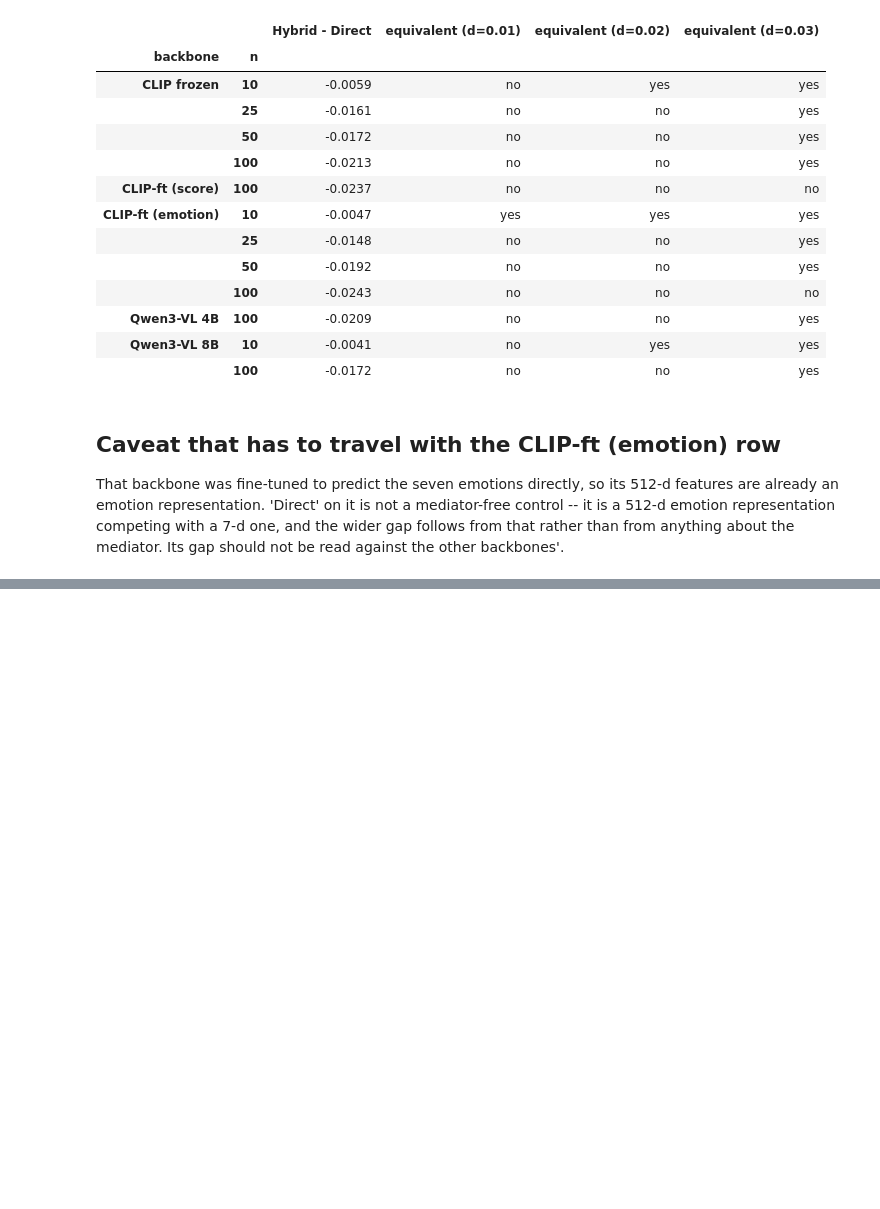
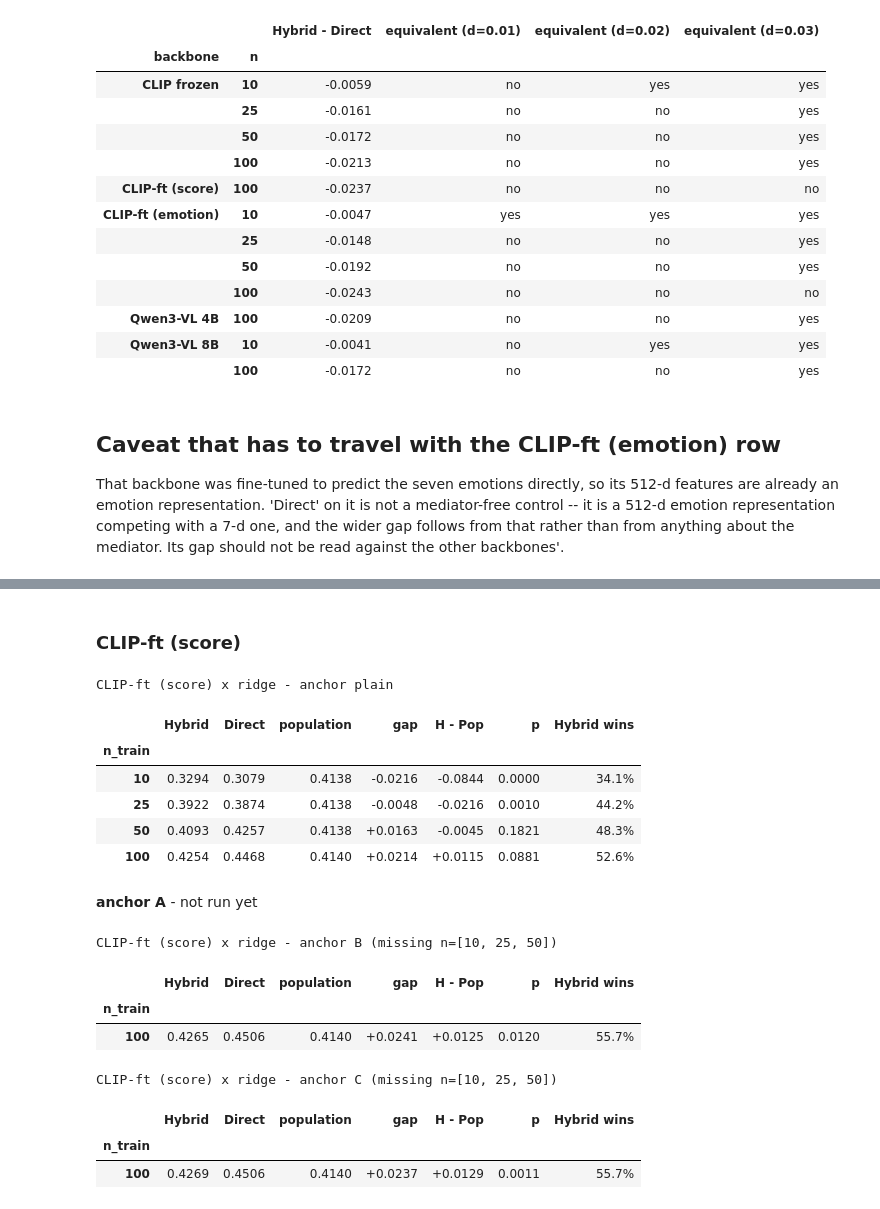
Before and after one commit to XunFlowerrr/piaa-emotion-mediated, a Jupyter notebook: notebooks/backbone_anchor_tables.ipynb, the cells around one changed output, grey strips where cells are left out. Drawn from its saved outputs; the diff is of its cells as text; code cells hidden in the pictures; blank space fills up the shorter version.

```diff
--- a/notebooks/backbone_anchor_tables.ipynb
+++ b/notebooks/backbone_anchor_tables.ipynb
@@ -264,0 +362,20 @@ the mediator. Its gap should not be read against the other backbones'.
+# %%
+anchor_panels('clip_ft')
+# %% [output]
+### CLIP-ft (score)
+CLIP-ft (score) x ridge - anchor plain
+|  | Hybrid | Direct | population | gap | H - Pop | p | Hybrid wins |
+| n_train |  |  |  |  |  |  |  |
+| 10 | 0.3294 | 0.3079 | 0.4138 | -0.0216 | -0.0844 | 0.0000 | 34.1% |
+| 25 | 0.3922 | 0.3874 | 0.4138 | -0.0048 | -0.0216 | 0.0010 | 44.2% |
+| 50 | 0.4093 | 0.4257 | 0.4138 | +0.0163 | -0.0045 | 0.1821 | 48.3% |
+| 100 | 0.4254 | 0.4468 | 0.4140 | +0.0214 | +0.0115 | 0.0881 | 52.6% |
+**anchor A** - not run yet
+CLIP-ft (score) x ridge - anchor B (missing n=[10, 25, 50])
+|  | Hybrid | Direct | population | gap | H - Pop | p | Hybrid wins |
+| n_train |  |  |  |  |  |  |  |
+| 100 | 0.4265 | 0.4506 | 0.4140 | +0.0241 | +0.0125 | 0.0120 | 55.7% |
+CLIP-ft (score) x ridge - anchor C (missing n=[10, 25, 50])
+|  | Hybrid | Direct | population | gap | H - Pop | p | Hybrid wins |
+| n_train |  |  |  |  |  |  |  |
+| 100 | 0.4269 | 0.4506 | 0.4140 | +0.0237 | +0.0129 | 0.0011 | 55.7% |
```
Also changed, not shown: parts of 8 cells of this notebook.
